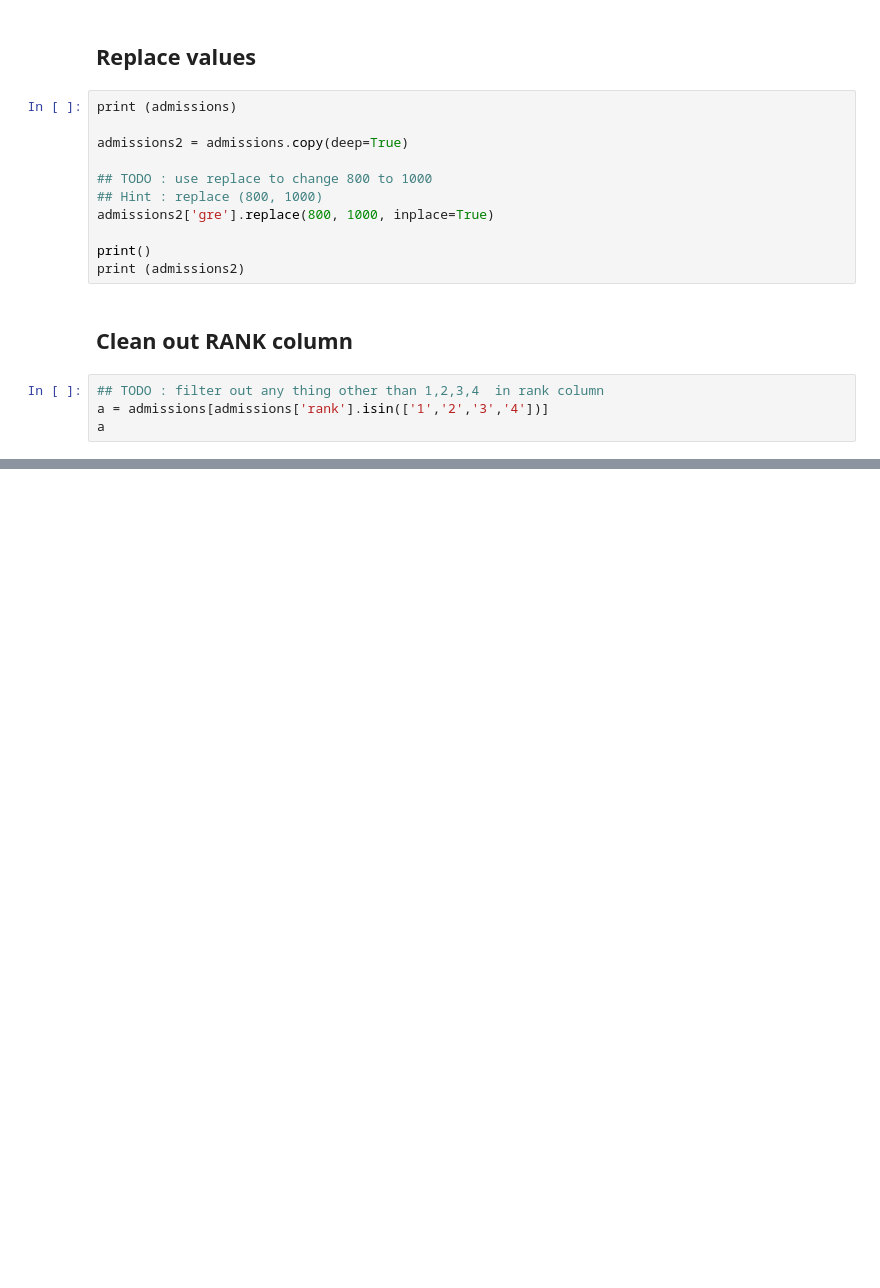
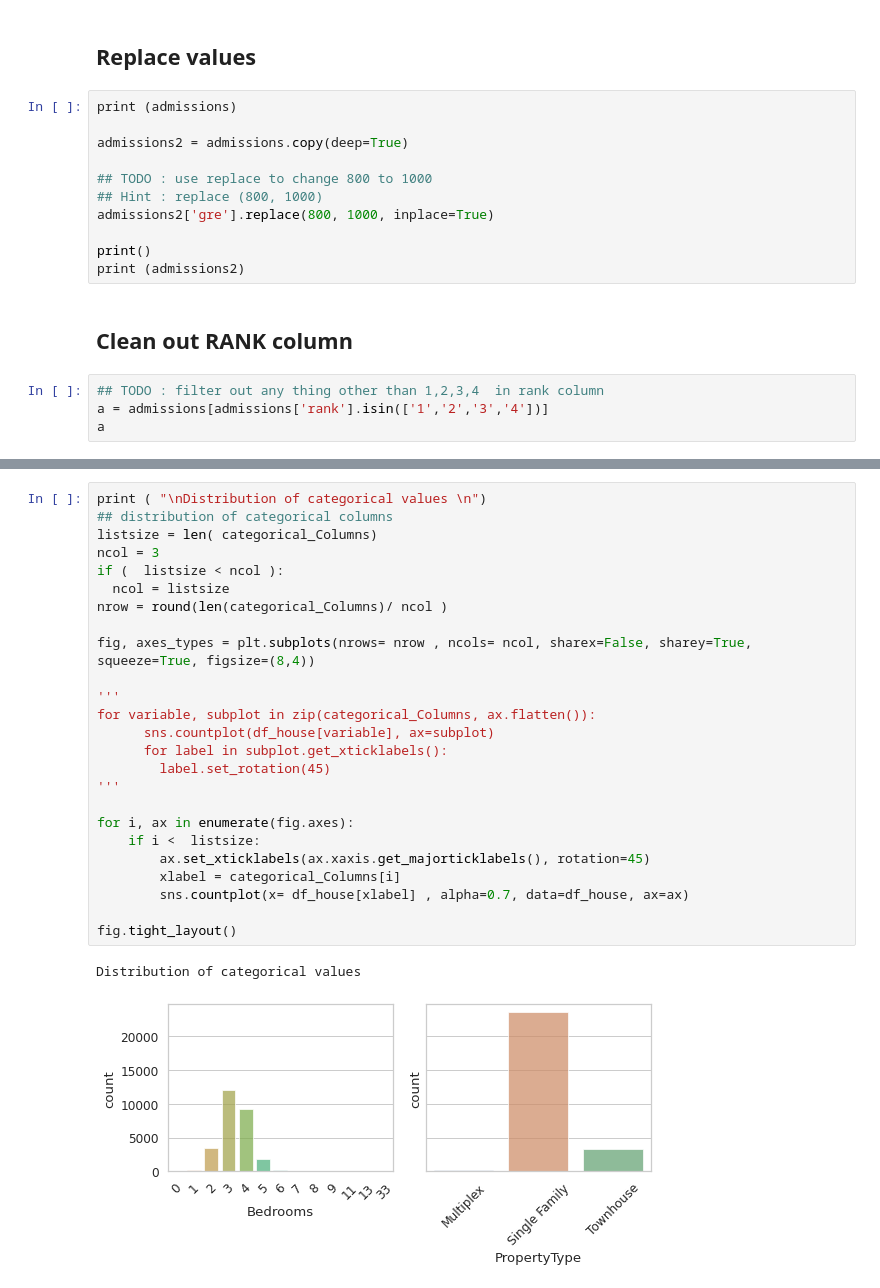
Before and after one commit to vgudur/machine-learning-learning-path-labs, a Jupyter notebook: python-data-analytics/data-cleanup.ipynb, the cells around one changed output, grey strips where cells are left out. Saved outputs shown, nothing was run; the diff lists cells and outputs as text; blank space fills up the shorter version.

```diff
--- a/python-data-analytics/data-cleanup.ipynb
+++ b/python-data-analytics/data-cleanup.ipynb
@@ -79,0 +129,28 @@ a
+# %%
+print ( "\nDistribution of categorical values \n")
+## distribution of categorical columns
+listsize = len( categorical_Columns)
+ncol = 3
+if (  listsize < ncol ):
+  ncol = listsize
+nrow = round(len(categorical_Columns)/ ncol )
+
+fig, axes_types = plt.subplots(nrows= nrow , ncols= ncol, sharex=False, sharey=True, squeeze=True, figsize=(8,4))
+
+'''
+for variable, subplot in zip(categorical_Columns, ax.flatten()):
+      sns.countplot(df_house[variable], ax=subplot)
+      for label in subplot.get_xticklabels():
+        label.set_rotation(45)
+'''
+
+for i, ax in enumerate(fig.axes):
+    if i <  listsize:
+        ax.set_xticklabels(ax.xaxis.get_majorticklabels(), rotation=45)
+        xlabel = categorical_Columns[i]
+        sns.countplot(x= df_house[xlabel] , alpha=0.7, data=df_house, ax=ax)
+
+fig.tight_layout()
+# %% [output]
+Distribution of categorical values
+[figure, added]
```
Also changed, not shown: parts of 9 cells of this notebook.
